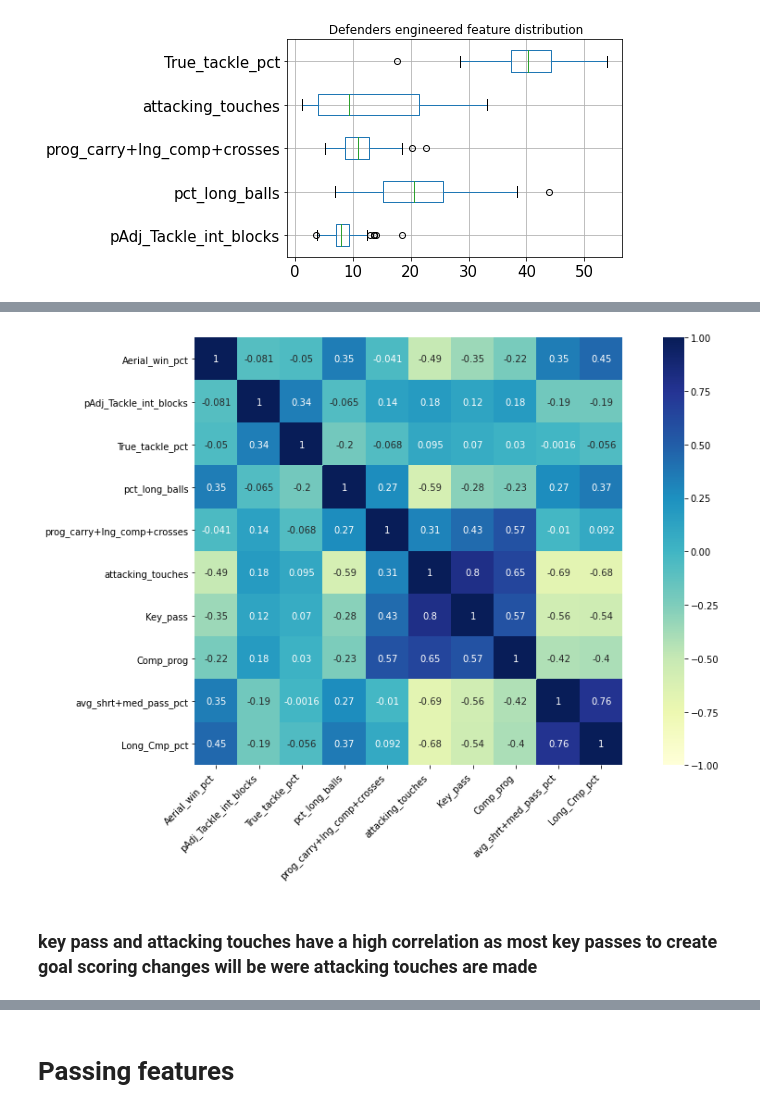
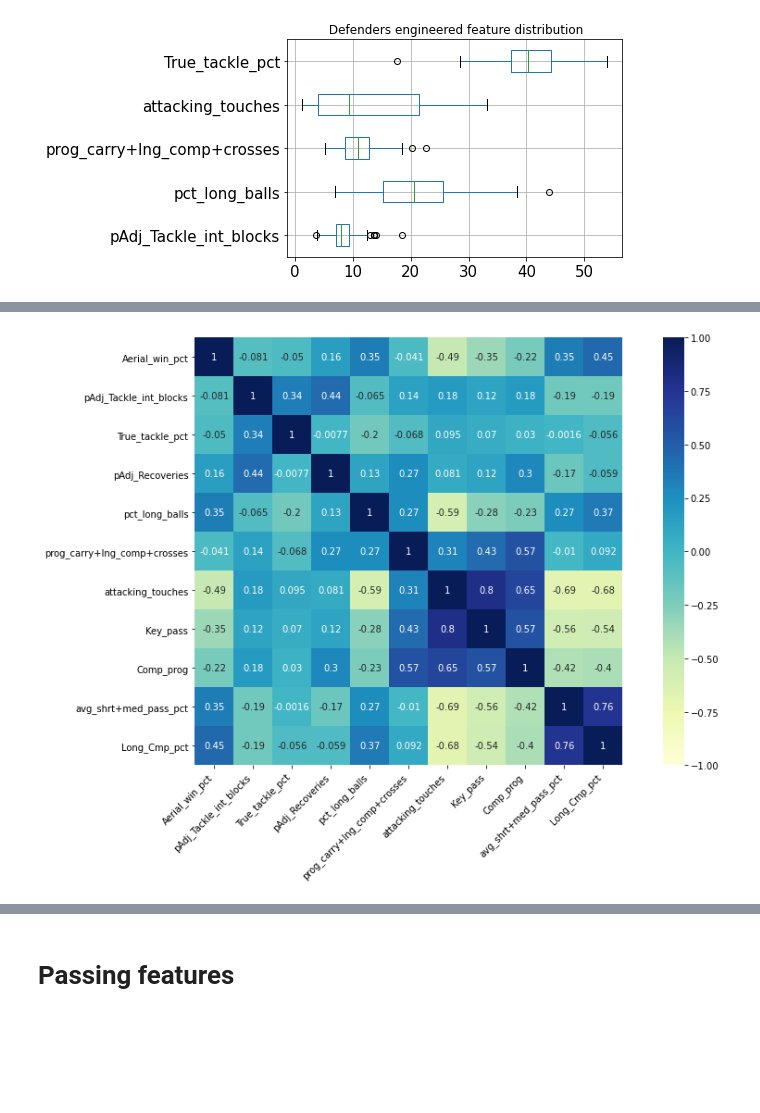
Before and after one commit to misterrustia/MLS_clustering_Captsone, a Jupyter notebook: 2_Exploratory_Data_analysis/Player_exploratory_data_analysis.ipynb, the cells around one changed output, grey strips where cells are left out. Drawn from its saved outputs; the diff is of its cells as text; code cells hidden in the pictures; blank space fills up the shorter version.

```diff
--- a/2_Exploratory_Data_analysis/Player_exploratory_data_analysis.ipynb
+++ b/2_Exploratory_Data_analysis/Player_exploratory_data_analysis.ipynb
@@ -95,23 +95,21 @@ defenders[['pAdj_Tackle_int_blocks','avg_shrt+med_pass_pct','pct_long_balls','pr
 # %%
-corr = defenders[['Aerial_win_pct','pAdj_Tackle_int_blocks','True_tackle_pct','pct_long_balls','prog_carry+lng_comp+crosses','attacking_touches','Key_pass',
+corr = defenders[['Aerial_win_pct','pAdj_Tackle_int_blocks','True_tackle_pct','pAdj_Recoveries','pct_long_balls','prog_carry+lng_comp+crosses','attacking_touches','Key_pass',
  'Comp_prog','avg_shrt+med_pass_pct','Long_Cmp_pct']].corr()
 
 fig, ax = plt.subplots()
 fig.set_size_inches(15.5, 8.5)
 
 ax = sns.heatmap(
     corr,
     vmin=-1, vmax=1, center=0,
 #     cmap=sns.diverging_palette(20, 220, n=200),
     cmap="YlGnBu",annot=True,
     square=True
 )
 ax.set_xticklabels(
     ax.get_xticklabels(),
     rotation=45,
     horizontalalignment='right'
 );
 # %% [output]
-[figure, old version]
+[figure, new version]
-# %% [markdown]
-### key pass and attacking touches have a high correlation as most key passes to create goal scoring changes will be were attacking touches are made
```
Also changed, not shown: parts of 40 cells of this notebook, 7 other files.
